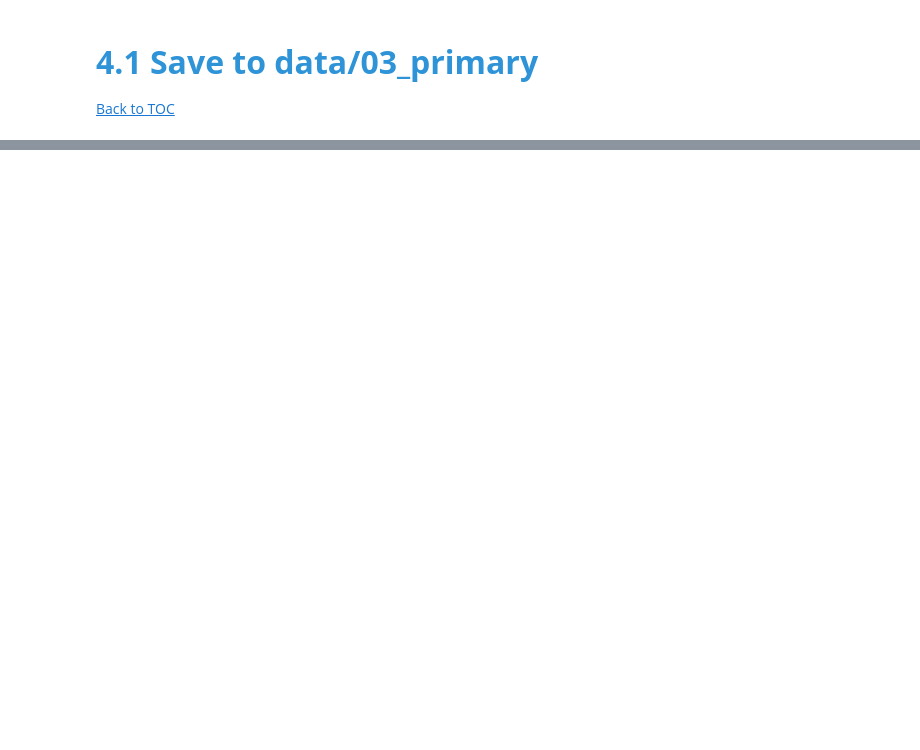
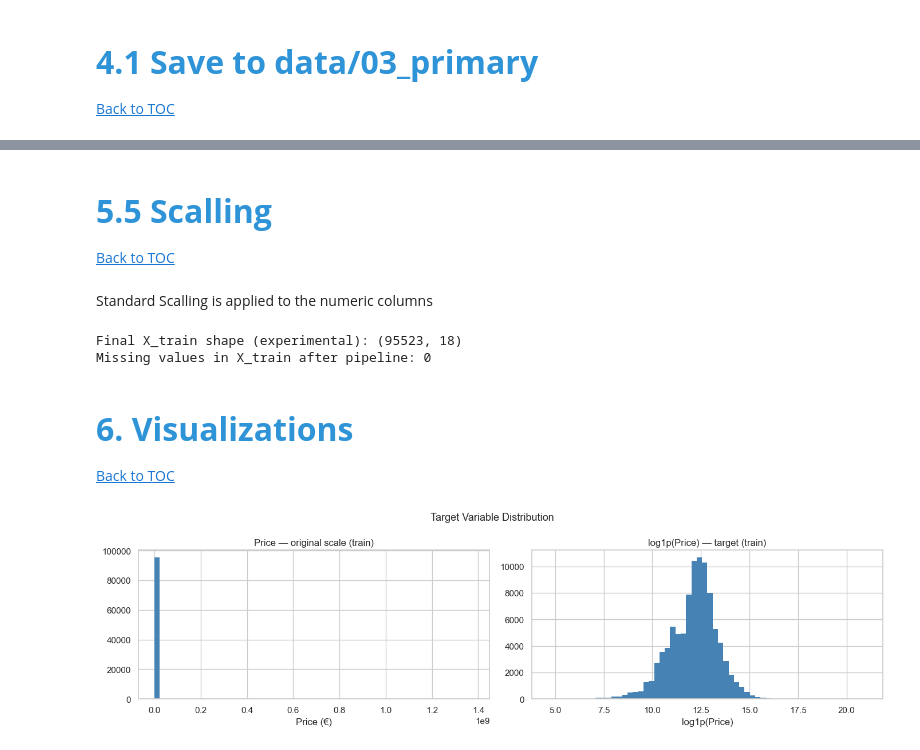
Before and after one commit to barbara-sousa-franco/MLOps_Project, a Jupyter notebook: notebooks/Preprocessing.ipynb, the cells around one changed output, grey strips where cells are left out. Drawn from its saved outputs; the diff is of its cells as text; code cells hidden in the pictures; blank space fills up the shorter version.

```diff
--- a/notebooks/Preprocessing.ipynb
+++ b/notebooks/Preprocessing.ipynb
@@ -248,0 +368,7 @@ print("Saved train/test splits to 03_primary/")
+# %%
+# Categorical Imputing (global mode, train only)
+cat_imputer = SimpleImputer(strategy='most_frequent')
+cat_imputer.fit(X_train[categorical_cols])
+
+X_train_imp[categorical_cols] = cat_imputer.transform(X_train_imp[categorical_cols])
+X_test_imp[categorical_cols] = cat_imputer.transform(X_test_imp[categorical_cols])
@@ -248,0 +379,10 @@ print("Saved train/test splits to 03_primary/")
+# %%
+capper = PercentileCapper(thresholds=PERCENTILE_THRESHOLDS)
+capper.fit(X_train_imp)
+
+X_train_capped = capper.transform(X_train_imp)
+X_test_capped = capper.transform(X_test_imp)
+
+print("\nCapping thresholds (fitted on train):")
+for col, cap in capper.caps_.items():
+    print(f"  {col}: {cap:,.2f}")
@@ -248,0 +404,55 @@ print("Saved train/test splits to 03_primary/")
+# %%
+target_enc_cols = ['District', 'Type']
+target_encoder = TargetEncoder(random_state=SEED)
+target_encoder.fit(X_train_capped[target_enc_cols], y_train)
+
+X_train_enc = X_train_capped.copy()
+X_test_enc = X_test_capped.copy()
+
+X_train_enc[target_enc_cols] = target_encoder.transform(X_train_capped[target_enc_cols])
+X_test_enc[target_enc_cols] = target_encoder.transform(X_test_capped[target_enc_cols])
+# %% [markdown]
+# <font color='#2f94d7' size=6>**5.5 Scalling**</font> <a class="anchor" id="5_5"></a>
+
+[Back to TOC](#toc)
+# %% [markdown]
+Standard Scalling is applied to the numeric columns
+# %%
+scale_cols = X_train_enc.select_dtypes(include=['number']).columns.tolist()
+scaler = StandardScaler()
+scaler.fit(X_train_enc[scale_cols])
+
+X_train_scaled = X_train_enc.copy()
+X_test_scaled = X_test_enc.copy()
+
+X_train_scaled[scale_cols] = scaler.transform(X_train_enc[scale_cols])
+X_test_scaled[scale_cols] = scaler.transform(X_test_enc[scale_cols])
+
+print(f"\nFinal X_train shape (experimental): {X_train_scaled.shape}")
+print(f"Missing values in X_train after pipeline: {X_train_scaled.isnull().sum().sum()}")
+# %% [output]
+Final X_train shape (experimental): (95523, 18)
+Missing values in X_train after pipeline: 0
+# %% [markdown]
+# <font color='#2f94d7' size=6>**6. Visualizations**</font> <a class="anchor" id="6"></a>
+
+[Back to TOC](#toc)
+# %%
+sns.set_theme(style='whitegrid', palette='muted')
+# %%
+# Target Distribution - Price Log
+fig, axes = plt.subplots(1, 2, figsize=(14, 4))
+
+axes[0].hist(np.expm1(y_train), bins=60, color='steelblue', edgecolor='none')
+axes[0].set_title('Price — original scale (train)')
+axes[0].set_xlabel('Price (€)')
+
+axes[1].hist(y_train, bins=60, color='steelblue', edgecolor='none')
+axes[1].set_title('log1p(Price) — target (train)')
+axes[1].set_xlabel('log1p(Price)')
+
+plt.suptitle('Target Variable Distribution', fontsize=13)
+plt.tight_layout()
+plt.show()
+# %% [output]
+[figure, added]
```
Also changed, not shown: parts of 30 cells of this notebook.
